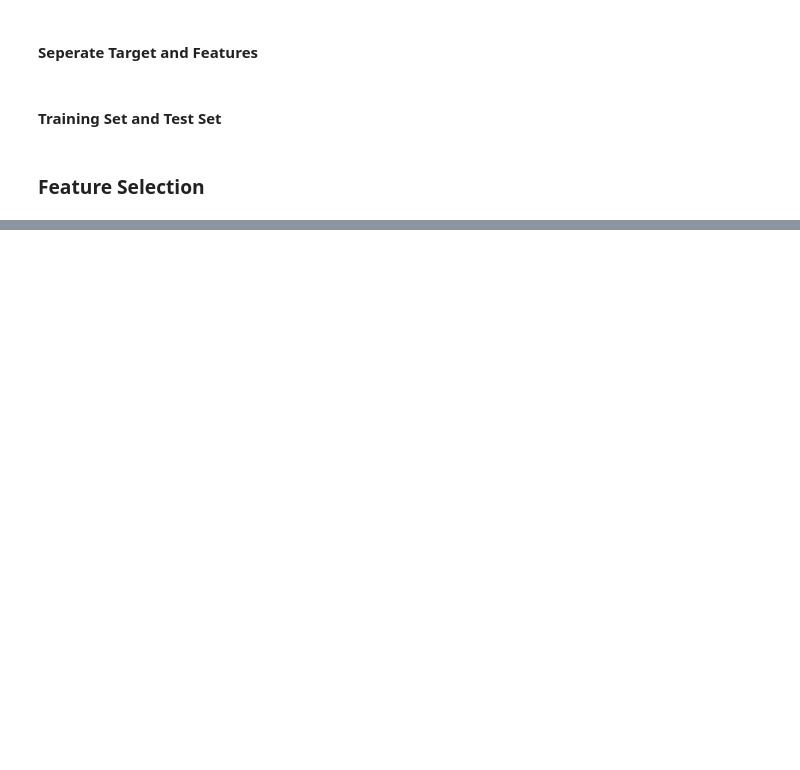
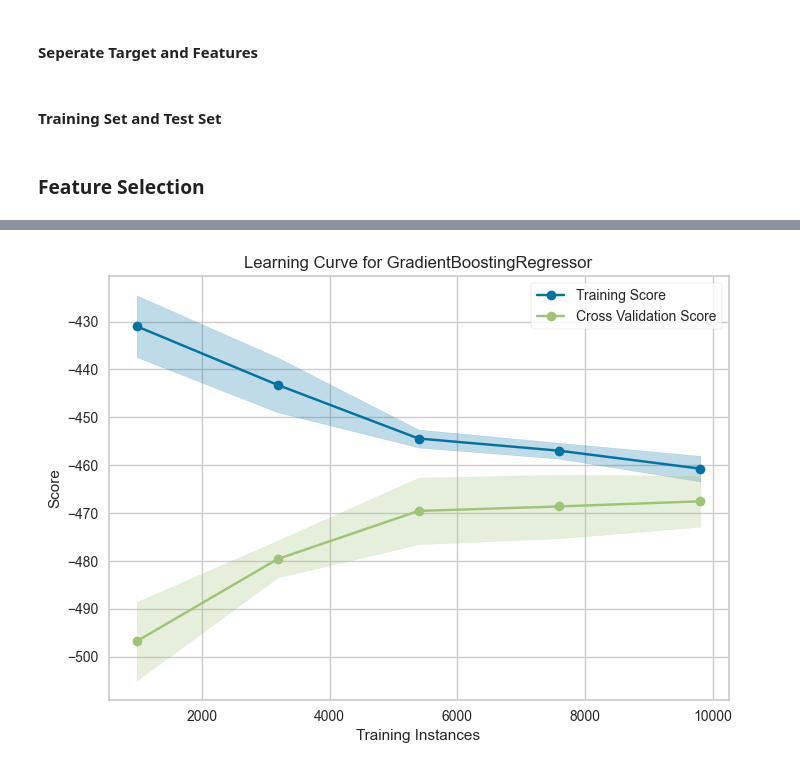
Before and after one commit to zhuofan-16/Computer_Regression, a Jupyter notebook: Price_Regression_ML.ipynb, the cells around one changed output, grey strips where cells are left out. Cells and saved outputs as stored; diff of their text form; code cells hidden in the pictures; blank space fills up the shorter version.

```diff
--- a/Price_Regression_ML.ipynb
+++ b/Price_Regression_ML.ipynb
@@ -701,0 +778,10 @@ record
+# %%
+gbm = Pipeline([
+    ('Data Preprocessing', data_preprocessing),
+    ('Model', GradientBoostingRegressor())
+])
+
+record,scores, lr = scoreModel(gbm, x_train, y_train, algName="Gradient Boosting Regressor", record=record)
+scores
+# %% [output]
+[figure, added]
```
Also changed, not shown: parts of 30 cells of this notebook.
